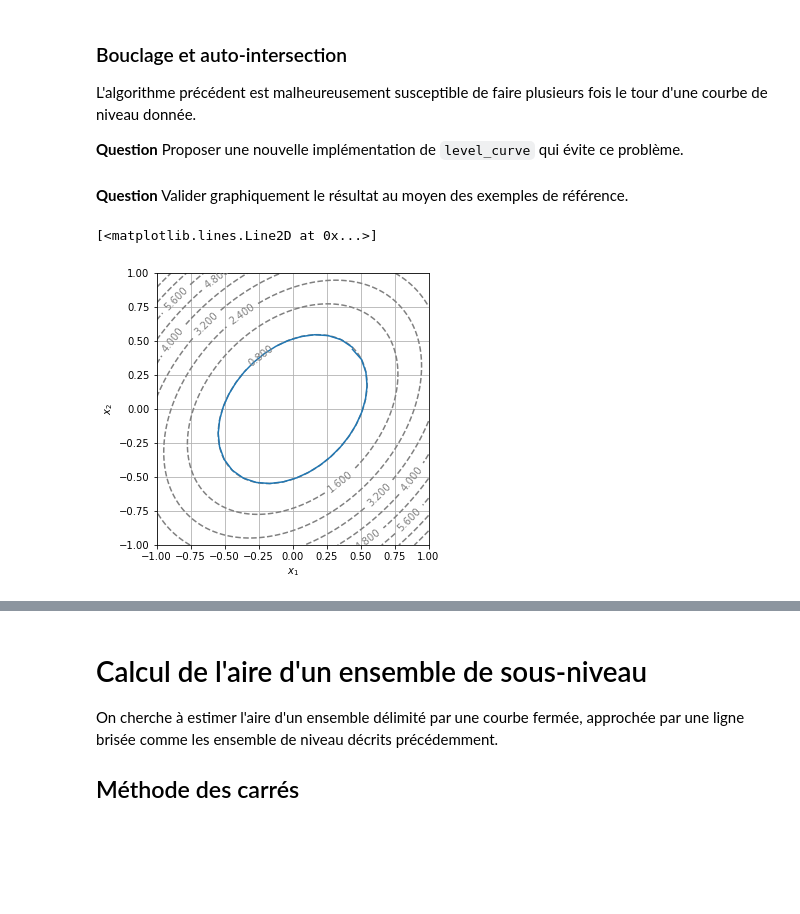
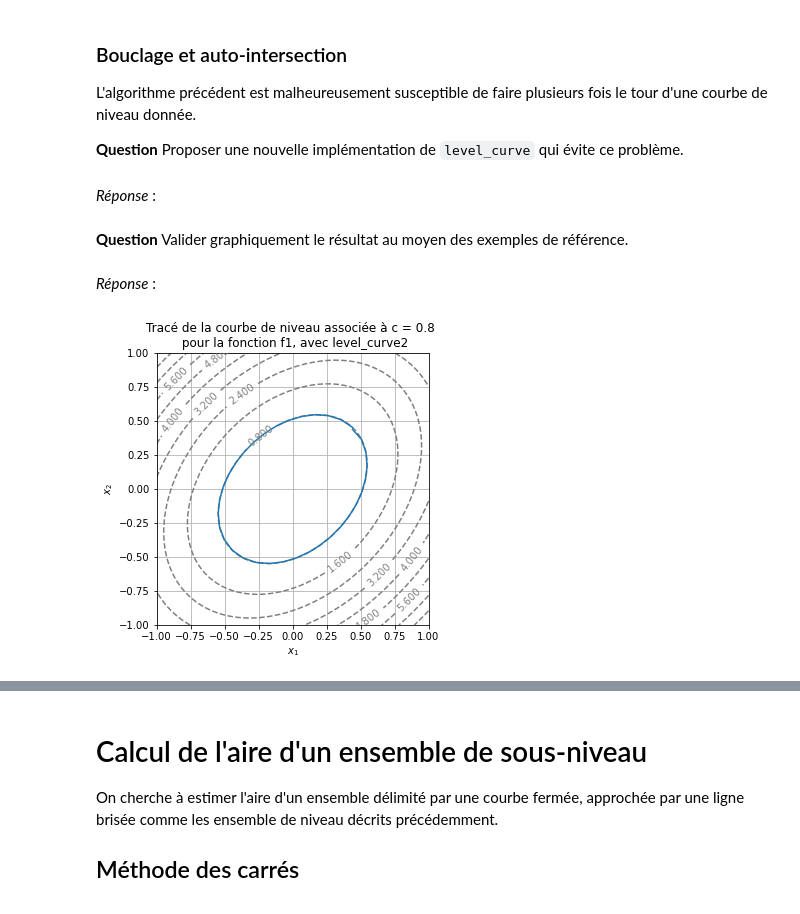
Before and after one commit to MathisGit/Projet-numerique, a Jupyter notebook: Projet numérique - Calcul différentiel.ipynb, the cells around one changed output, grey strips where cells are left out. Drawn from its saved outputs; the diff is of its cells as text; code cells hidden in the pictures; blank space fills up the shorter version.

```diff
--- a/Projet numérique - Calcul différentiel.ipynb
+++ b/Projet numérique - Calcul différentiel.ipynb
@@ -360,9 +364,12 @@ plt.show()
 L'algorithme précédent est malheureusement susceptible de faire plusieurs fois le tour d'une courbe de niveau donnée.
 
 **Question** Proposer une nouvelle implémentation de `level_curve` qui évite ce problème.
+# %% [markdown]
+*Réponse* :
 # %%
 def level_curve2(f, x0, y0, c, delta=0.1, n=100, eps=eps):
-    points = [[x0,y0]]
+    "Nouvelle implémentation de la fonction de tracé, empêchant le bouclage en s'arrêtant lorsque le point"
+    "en cours de calcul s'approche à moins de delta du premier point déterminé (on aura ainsi effectué une seule boucle)"
     grad_f = grad(f)
     x, y = x0, y0
     tab = np.zeros(2*n).reshape(2,n)
@@ -370,28 +377,31 @@ def level_curve2(f, x0, y0, c, delta=0.1, n=100, eps=eps):
     j_arret = n
     stop = False
     for i in range(n-1) :
-        if not(stop) :
+        if not(stop) :    # Tant que l'on a pas bouclé, calcul d'un nouveau point
             perp = rota(grad_f(x,y))
             norme = np.sqrt(perp[0] ** 2 + perp[1] ** 2)
             temp_x, temp_y = x + perp[0] / norme * delta, y + perp[1] / norme * delta
             nouveau_point = Newton(lambda x1,y1 : G(x, y, x1, y1, f, delta, c), temp_x, temp_y)
             x, y = nouveau_point
             tab[0,i+1], tab[1,i+1] = nouveau_point[0], nouveau_point[1]
-        if np.sqrt((x - x0) ** 2 + (y - y0) ** 2) < delta and not(stop) :
+        if np.sqrt((x - x0) ** 2 + (y - y0) ** 2) < delta and not(stop) : #Test si ce nouveau point n'est pas trop proche du 1er
             stop = not(stop)
-            i_arret = i
-    return tab[:,:i_arret+2]
+            i_arret = i   # On relève l'indice concerné
+    return tab[:,:i_arret+2] # On extrait alors seulement la partie qui nous intéresse
 # %% [markdown]
 **Question** Valider graphiquement le résultat au moyen des exemples de référence.
+# %% [markdown]
+*Réponse* :
 # %%
 display_contour(
     f1,
     x=np.linspace(-1.0, 1.0, 100),
     y=np.linspace(-1.0, 1.0, 100),
-    levels=10 # 10 levels, automatically selected
+    levels=10
 )
 tab = level_curve2(f1, 0.44,0.44, 0.8)
 plt.plot(tab[0],tab[1])
+plt.title('Tracé de la courbe de niveau associée à c = 0.8 \n pour la fonction f1, avec level_curve2')
+plt.show()
 # %% [output]
-[<matplotlib.lines.Line2D at 0x...>]
-[figure, old version]
+[figure, new version]
```
Also changed, not shown: parts of 23 cells of this notebook.
